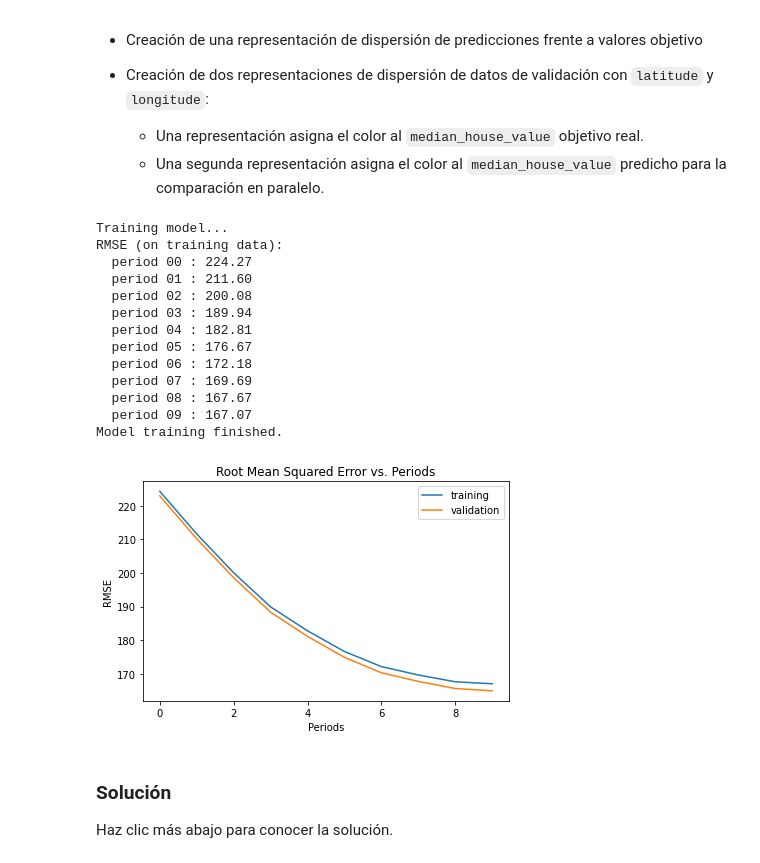
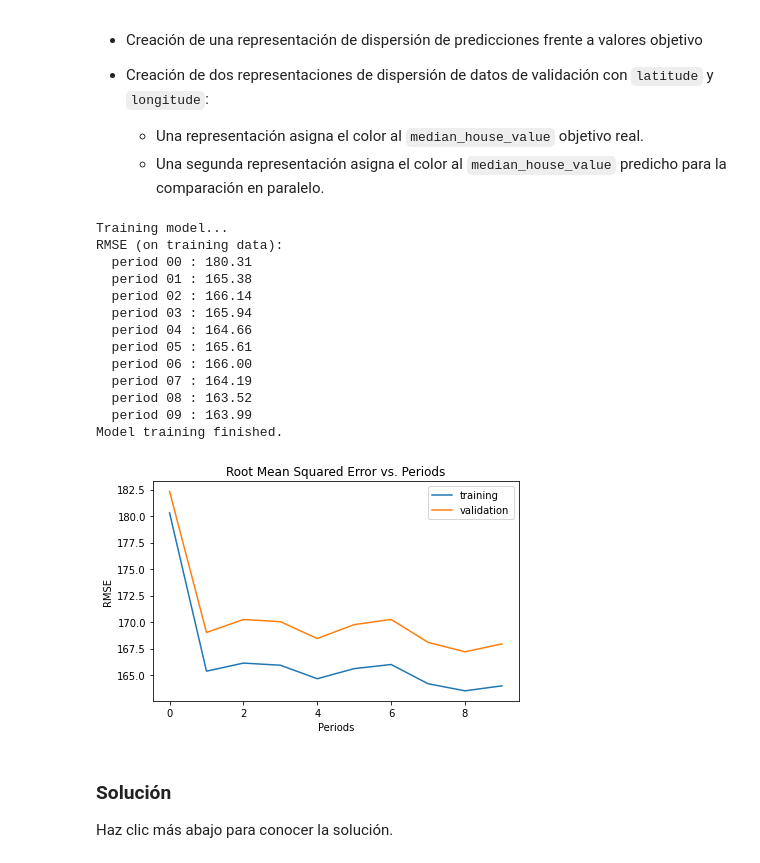
Before and after one commit to smusolino/tensorflow-course, a Jupyter notebook: validation.ipynb, the cells around one changed output. Saved outputs shown, nothing was run; the diff lists cells and outputs as text; code cells hidden in the pictures.

```diff
--- a/validation.ipynb
+++ b/validation.ipynb
@@ -480,28 +480,28 @@ def train_model(
 # %%
 linear_regressor = train_model(
     # TWEAK THESE VALUES TO SEE HOW MUCH YOU CAN IMPROVE THE RMSE
     learning_rate=0.0001,
-    steps=100,
+    steps=500,
     batch_size=50,
     training_examples=training_examples,
     training_targets=training_targets,
     validation_examples=validation_examples,
     validation_targets=validation_targets)
 # %% [output]
 Training model...
 RMSE (on training data):
-  period 00 : 224.27
-  period 01 : 211.60
-  period 02 : 200.08
-  period 03 : 189.94
-  period 04 : 182.81
-  period 05 : 176.67
-  period 06 : 172.18
-  period 07 : 169.69
-  period 08 : 167.67
-  period 09 : 167.07
+  period 00 : 180.31
+  period 01 : 165.38
+  period 02 : 166.14
+  period 03 : 165.94
+  period 04 : 164.66
+  period 05 : 165.61
+  period 06 : 166.00
+  period 07 : 164.19
+  period 08 : 163.52
+  period 09 : 163.99
 Model training finished.
-[figure, old version]
+[figure, new version]
 # %% [markdown]
  ### Solución
 
```
Also changed, not shown: parts of 8 cells of this notebook.
